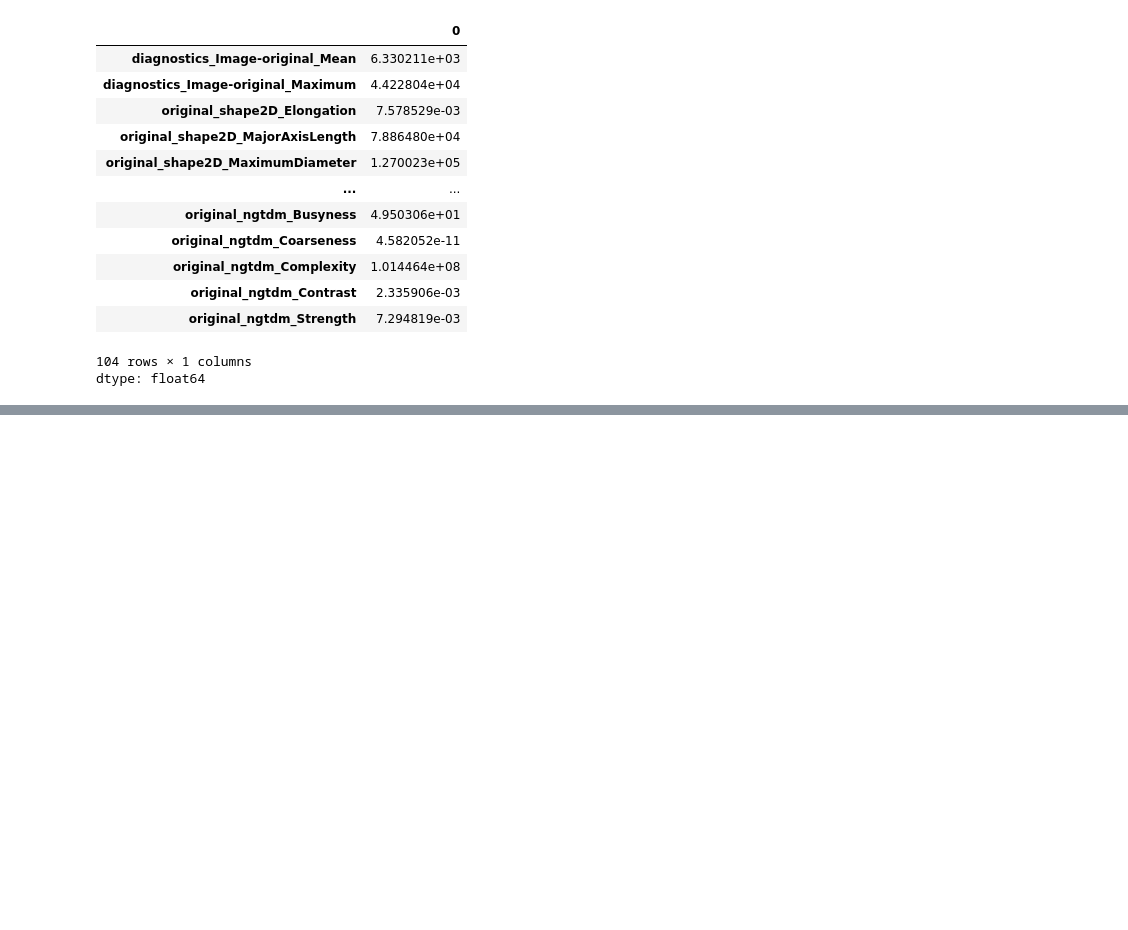
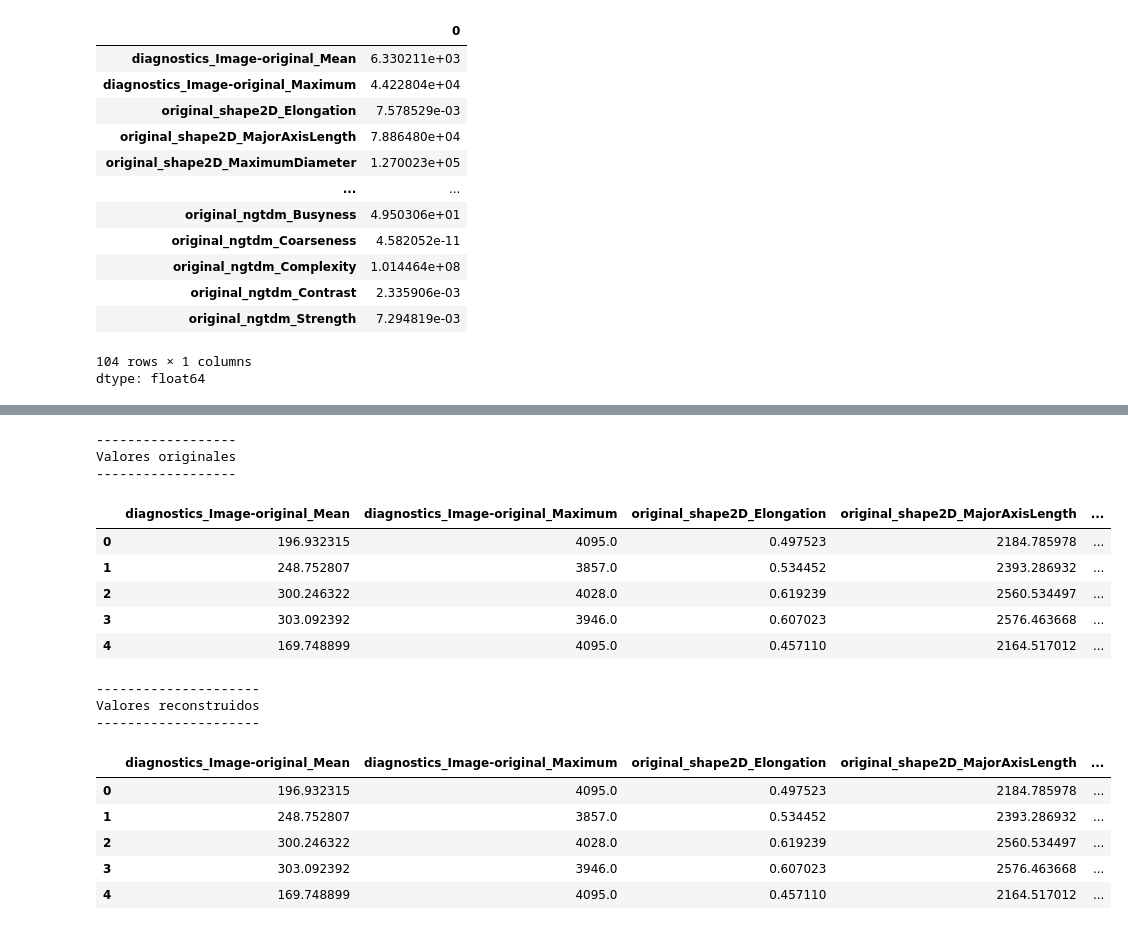
Before and after one commit to MiguelAngeloTr/Datathon, a Jupyter notebook: PM/Mamografia.ipynb, the cells around one changed output, grey strips where cells are left out. Cells and saved outputs as stored; diff of their text form; code cells hidden in the pictures; blank space fills up the shorter version.

```diff
--- a/PM/Mamografia.ipynb
+++ b/PM/Mamografia.ipynb
@@ -283,0 +433,37 @@ dtype: float64
+# %%
+# Recostruccion de las proyecciones
+# ==============================================================================
+recostruccion = pca_pipe.inverse_transform(X=proyecciones)
+recostruccion = pd.DataFrame(
+                    recostruccion,
+                    columns = numeric_df.columns,
+                    index   = numeric_df.index
+)
+print('------------------')
+print('Valores originales')
+print('------------------')
+display(recostruccion.head())
+
+print('---------------------')
+print('Valores reconstruidos')
+print('---------------------')
+display(numeric_df.head())
+# %% [output]
+------------------
+Valores originales
+------------------
+|  | diagnostics_Image-original_Mean | diagnostics_Image-original_Maximum | original_shape2D_Elongation | original_shape2D_MajorAxisLength | ... |
+| 0 | 196.932315 | 4095.0 | 0.497523 | 2184.785978 | ... |
+| 1 | 248.752807 | 3857.0 | 0.534452 | 2393.286932 | ... |
+| 2 | 300.246322 | 4028.0 | 0.619239 | 2560.534497 | ... |
+| 3 | 303.092392 | 3946.0 | 0.607023 | 2576.463668 | ... |
+| 4 | 169.748899 | 4095.0 | 0.457110 | 2164.517012 | ... |
+---------------------
+Valores reconstruidos
+---------------------
+|  | diagnostics_Image-original_Mean | diagnostics_Image-original_Maximum | original_shape2D_Elongation | original_shape2D_MajorAxisLength | ... |
+| 0 | 196.932315 | 4095.0 | 0.497523 | 2184.785978 | ... |
+| 1 | 248.752807 | 3857.0 | 0.534452 | 2393.286932 | ... |
+| 2 | 300.246322 | 4028.0 | 0.619239 | 2560.534497 | ... |
+| 3 | 303.092392 | 3946.0 | 0.607023 | 2576.463668 | ... |
+| 4 | 169.748899 | 4095.0 | 0.457110 | 2164.517012 | ... |
```
Also changed, not shown: parts of 8 cells of this notebook.
